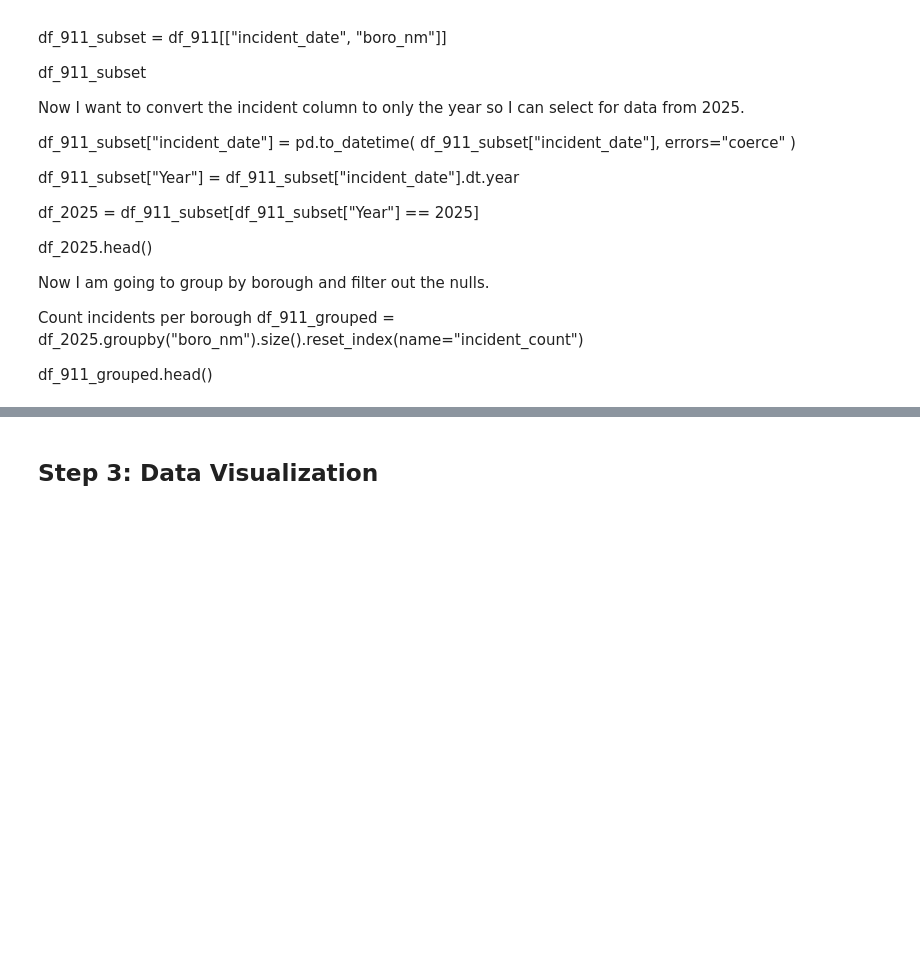
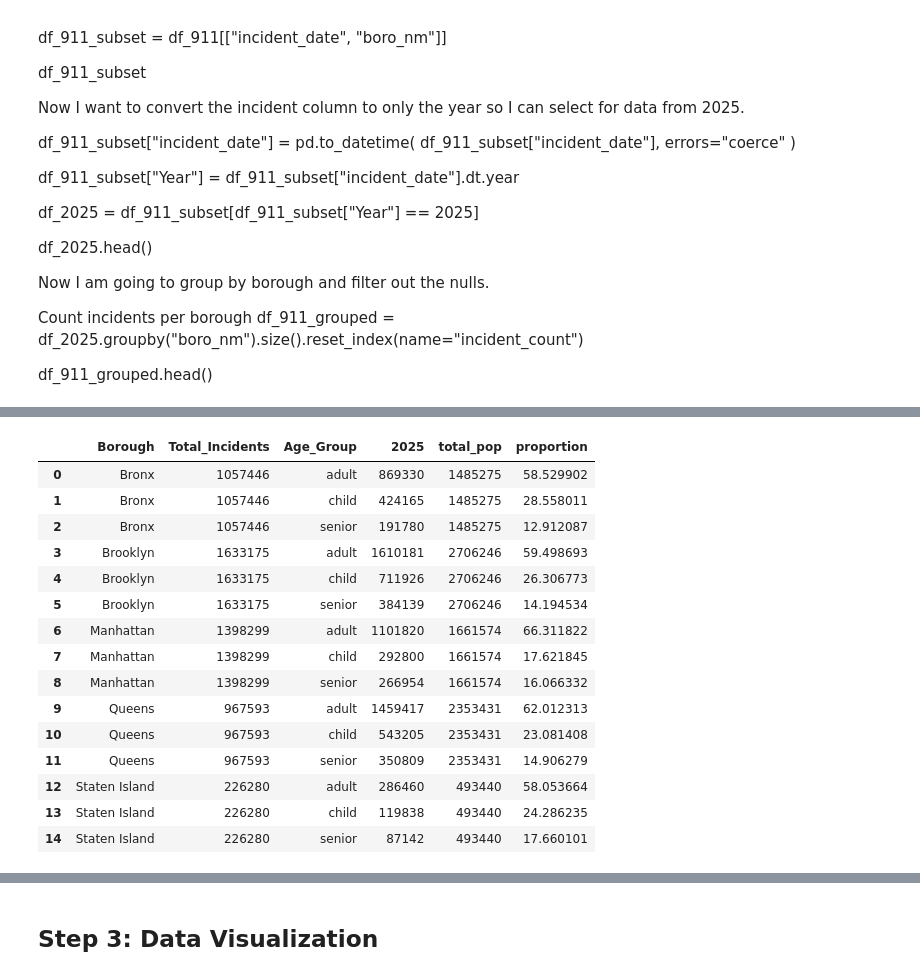
Before and after one commit to sophiacain11-jpg/sophiacain11-jpg.github.io, a Jupyter notebook: Project3.ipynb, the cells around one changed output, grey strips where cells are left out. Saved outputs shown, nothing was run; the diff lists cells and outputs as text; code cells hidden in the pictures; blank space fills up the shorter version.

```diff
--- a/Project3.ipynb
+++ b/Project3.ipynb
@@ -339,0 +368,23 @@ df_911_grouped.head()
+# %%
+# I am now merging the two data sets into one.
+
+df_both_merged = df_911_renamed.merge(merged, on="Borough", how="inner")
+
+df_both_merged
+# %% [output]
+|  | Borough | Total_Incidents | Age_Group | 2025 | total_pop | proportion |
+| 0 | Bronx | 1057446 | adult | 869330 | 1485275 | 58.529902 |
+| 1 | Bronx | 1057446 | child | 424165 | 1485275 | 28.558011 |
+| 2 | Bronx | 1057446 | senior | 191780 | 1485275 | 12.912087 |
+| 3 | Brooklyn | 1633175 | adult | 1610181 | 2706246 | 59.498693 |
+| 4 | Brooklyn | 1633175 | child | 711926 | 2706246 | 26.306773 |
+| 5 | Brooklyn | 1633175 | senior | 384139 | 2706246 | 14.194534 |
+| 6 | Manhattan | 1398299 | adult | 1101820 | 1661574 | 66.311822 |
+| 7 | Manhattan | 1398299 | child | 292800 | 1661574 | 17.621845 |
+| 8 | Manhattan | 1398299 | senior | 266954 | 1661574 | 16.066332 |
+| 9 | Queens | 967593 | adult | 1459417 | 2353431 | 62.012313 |
+| 10 | Queens | 967593 | child | 543205 | 2353431 | 23.081408 |
+| 11 | Queens | 967593 | senior | 350809 | 2353431 | 14.906279 |
+| 12 | Staten Island | 226280 | adult | 286460 | 493440 | 58.053664 |
+| 13 | Staten Island | 226280 | child | 119838 | 493440 | 24.286235 |
+| 14 | Staten Island | 226280 | senior | 87142 | 493440 | 17.660101 |
```
Also changed, not shown: parts of 7 cells of this notebook.
